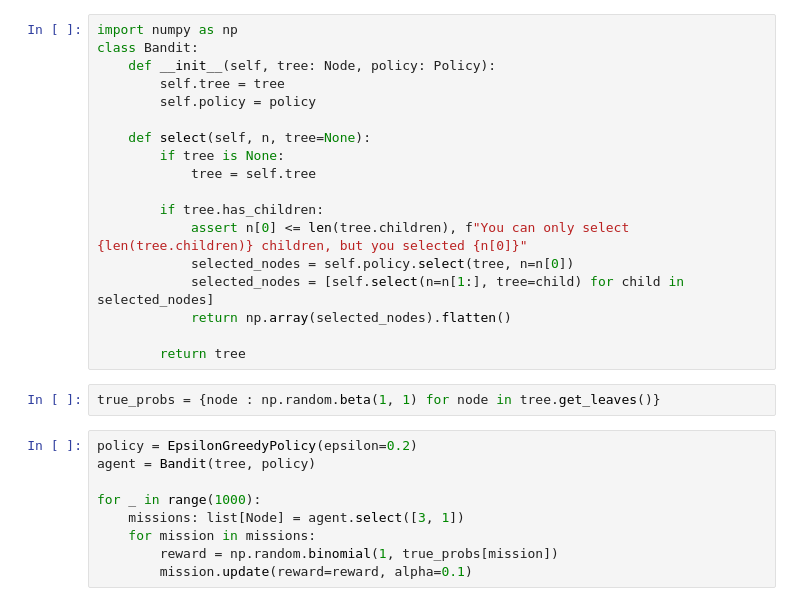
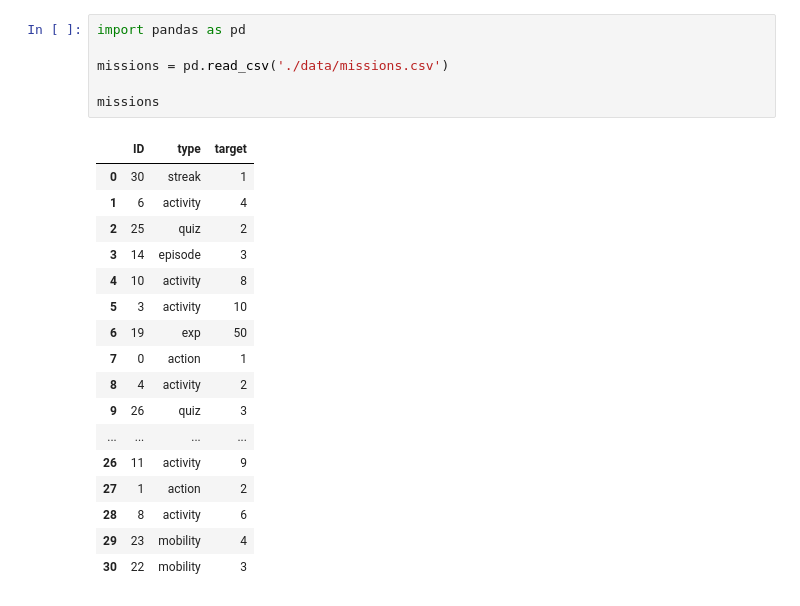
Before and after one commit to rik1599/recsys4good, a Jupyter notebook: bandit.ipynb, the cells around one changed output. Cells and saved outputs as stored; diff of their text form.

```diff
--- a/bandit.ipynb
+++ b/bandit.ipynb
@@ -135,29 +1,24 @@ class UCBPolicy(Policy):
-# %%
-import numpy as np
-class Bandit:
-    def __init__(self, tree: Node, policy: Policy):
-        self.tree = tree
-        self.policy = policy
-
-    def select(self, n, tree=None):
-        if tree is None:
-            tree = self.tree
-
-        if tree.has_children:
-            assert n[0] <= len(tree.children), f"You can only select {len(tree.children)} children, but you selected {n[0]}"
-            selected_nodes = self.policy.select(tree, n=n[0])
-            selected_nodes = [self.select(n=n[1:], tree=child) for child in selected_nodes]
-            return np.array(selected_nodes).flatten()
-
-        return tree
-# %%
-true_probs = {node : np.random.beta(1, 1) for node in tree.get_leaves()}
-# %%
-policy = EpsilonGreedyPolicy(epsilon=0.2)
-agent = Bandit(tree, policy)
-
-for _ in range(1000):
-    missions: list[Node] = agent.select([3, 1])
-    for mission in missions:
-        reward = np.random.binomial(1, true_probs[mission])
-        mission.update(reward=reward, alpha=0.1)
+# %%
+import pandas as pd
+
+missions = pd.read_csv('./data/missions.csv')
+
+missions
+# %% [output]
+|  | ID | type | target |
+| 0 | 30 | streak | 1 |
+| 1 | 6 | activity | 4 |
+| 2 | 25 | quiz | 2 |
+| 3 | 14 | episode | 3 |
+| 4 | 10 | activity | 8 |
+| 5 | 3 | activity | 10 |
+| 6 | 19 | exp | 50 |
+| 7 | 0 | action | 1 |
+| 8 | 4 | activity | 2 |
+| 9 | 26 | quiz | 3 |
+| ... | ... | ... | ... |
+| 26 | 11 | activity | 9 |
+| 27 | 1 | action | 2 |
+| 28 | 8 | activity | 6 |
+| 29 | 23 | mobility | 4 |
+| 30 | 22 | mobility | 3 |
```
Also changed, not shown: parts of 4 cells of this notebook, 5 other files.
